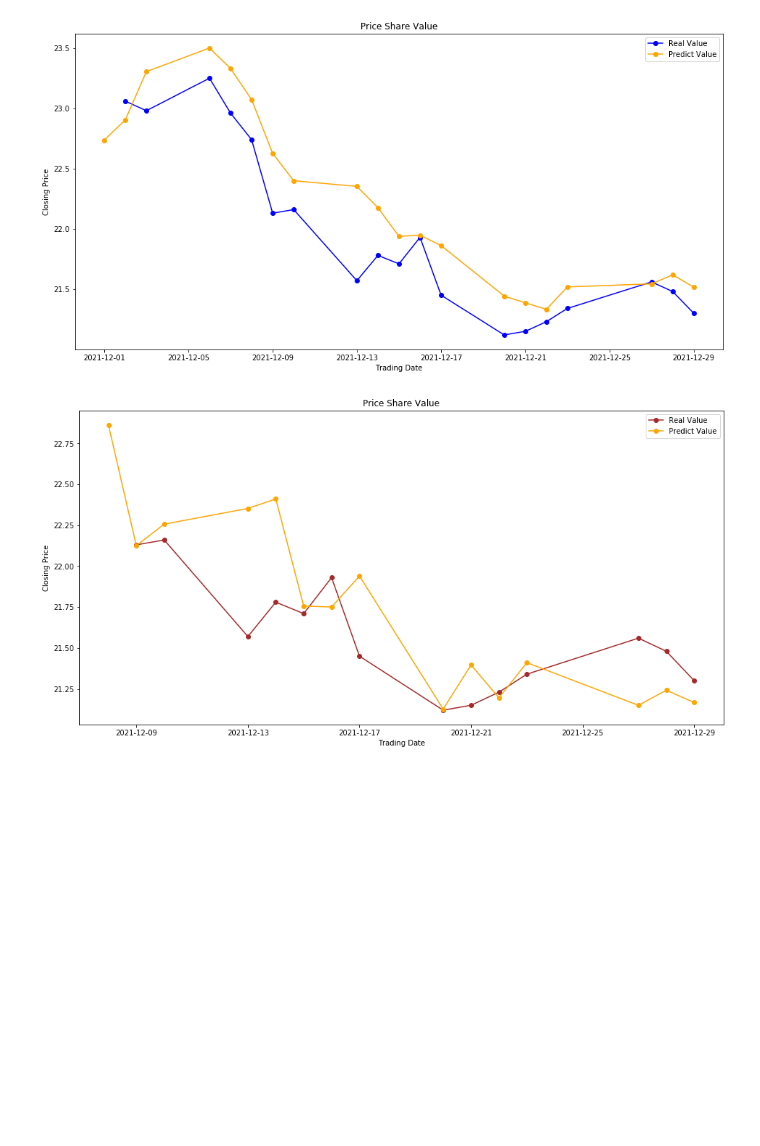
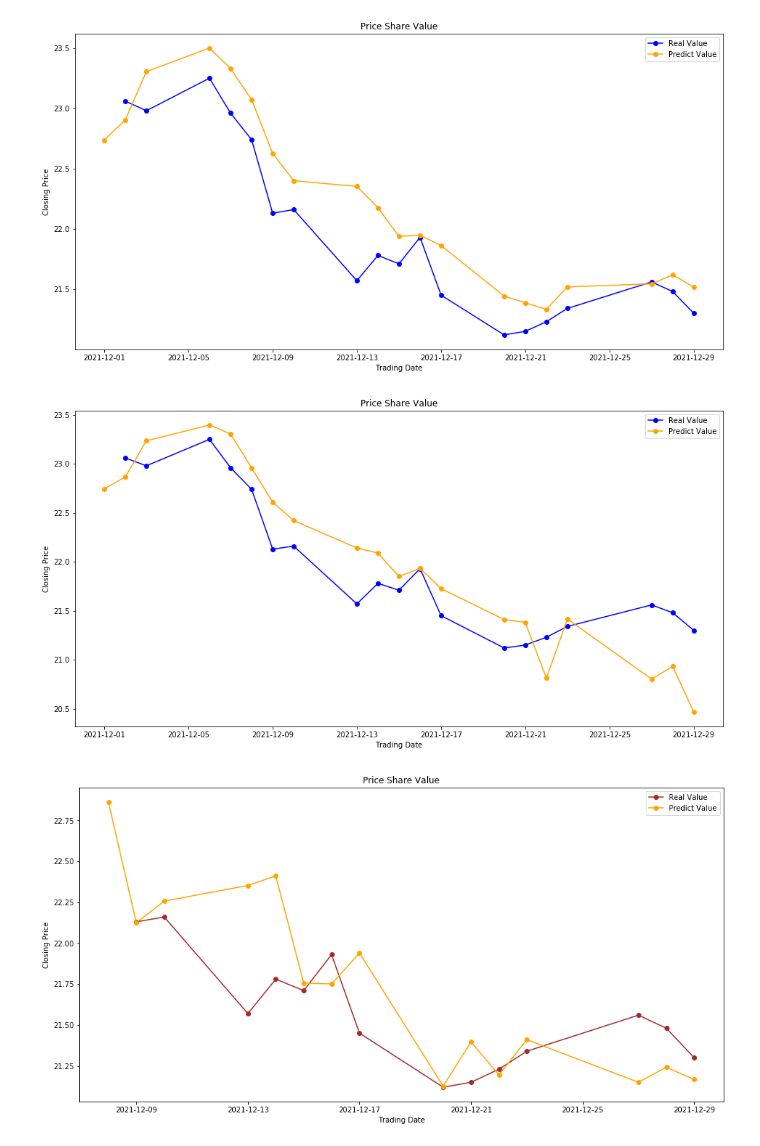
Before and after one commit to BrunoGeraldine/B3_predict_share_bmg, a Jupyter notebook: notebook/c03_b3_prediction_share.ipynb, the cells around one changed output. Cells and saved outputs as stored; diff of their text form; code cells hidden in the pictures; blank space fills up the shorter version.

```diff
--- a/notebook/c03_b3_prediction_share.ipynb
+++ b/notebook/c03_b3_prediction_share.ipynb
@@ -358,6 +343,16 @@ plt.ylabel('Closing Price');
 leg = plt.legend()
 # %% [output]
 [figure]
+# %%
+plt.figure(figsize=(16,8))
+plt.title('Price Share Value')
+plt.plot(df_pred['real'], label='Real Value', color='blue', marker='o');
+plt.plot(df_pred['predict'], label='Predict Value', color='orange', marker='o');
+plt.xlabel('Trading Date');
+plt.ylabel('Closing Price');
+leg = plt.legend()
+# %% [output]
+[figure, added]
 # %%
 #plt.figure(figsize=(16,8))
 #plt.title('Price Share Value')
```
Also changed, not shown: parts of 14 cells of this notebook.
